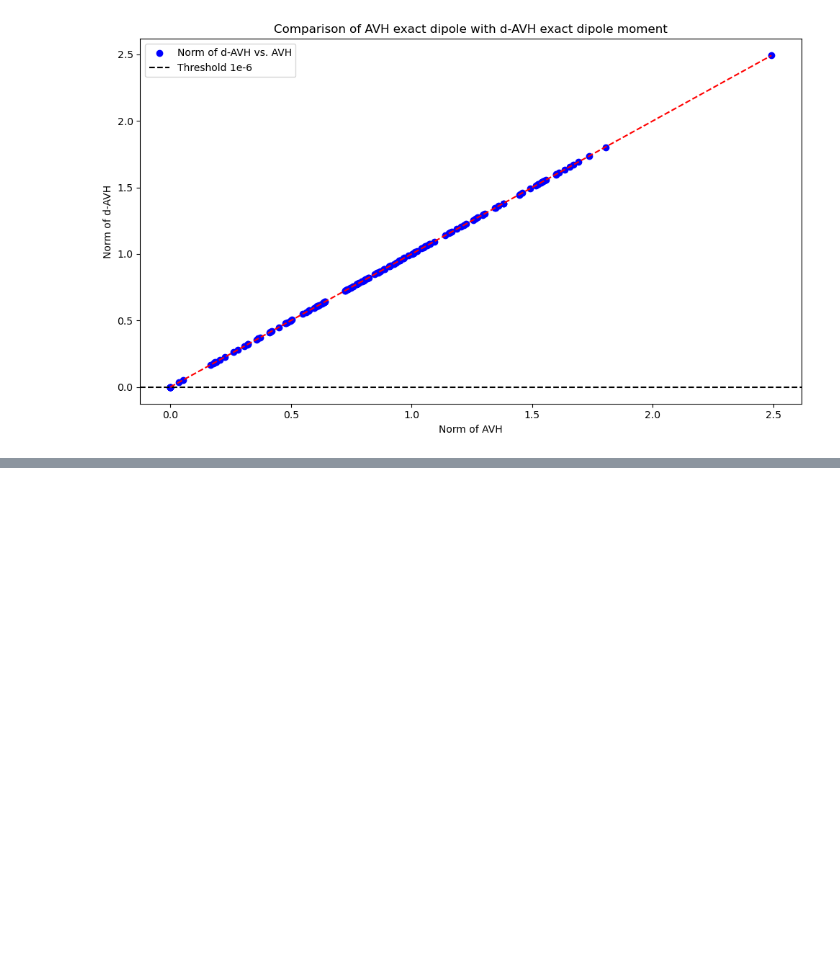
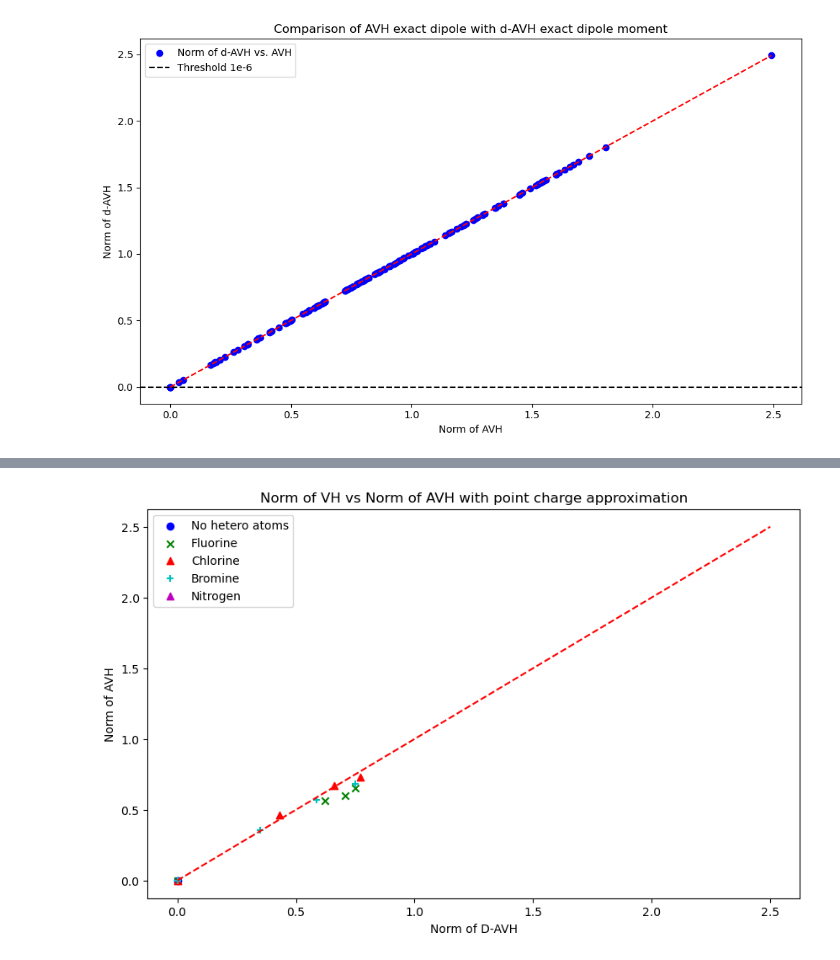
Before and after one commit to parthapaul7/mitacs_backup, a Jupyter notebook: analyse.ipynb, the cells around one changed output, grey strips where cells are left out. Cells and saved outputs as stored; diff of their text form; code cells hidden in the pictures; blank space fills up the shorter version.

Commit message:
plots added

```diff
--- a/analyse.ipynb
+++ b/analyse.ipynb
@@ -9,7 +9,7 @@ from spart.utils.databases import Database
 # %%
 %%capture
 patricks = Database("uwb97xd/def2tzvpd", "./patricks_set_data/data_database_uwb97xd.json")
-methyl = Database("uwb97xd/def2tzvpd", "./methyl_halides/data_from_uwb97xd.json")
+methyl = Database("uwb97xd/def2tzvpd", "./methyl_halides/data_database_all.json")
 # %%
 %%capture
 # AVH s
@@ -324,0 +439,21 @@ np.max(np.abs(np.array(x) -np.array(y)))
+# %%
+plt.figure(figsize=(10, 6))
+
+# Define markers and colors
+markers = ['o', 'x', '^', '+', '^', 'v', '*', 'P', 'h', '+', '1', '2', '3', '4', '|', '_']
+colors = ['b', 'g', 'r', 'c', 'm', 'y', 'k', '#ff7f0e']
+
+# Iterate over the atom types and plot
+for i, (atom_type, vh_norms) in enumerate(vh_norm_list.items()):
+    avh_norms = avh_norm_list[atom_type]
+    plt.scatter(vh_norms, avh_norms, label=f"{atomic_number_to_element[atom_type]}", marker=markers[i % len(markers)], color=colors[i % len(colors)])
+
+# Add plot decorations
+plt.xlabel('Norm of D-AVH')
+plt.ylabel('Norm of AVH')
+plt.plot([0, 2.5], [0, 2.5], 'r--')  # Diagonal line for reference
+plt.title('Norm of VH vs Norm of AVH with point charge approximation')
+plt.legend()
+plt.show()
+# %% [output]
+[figure, added]
```
Also changed, not shown: parts of 5 cells of this notebook, 6 other files.
